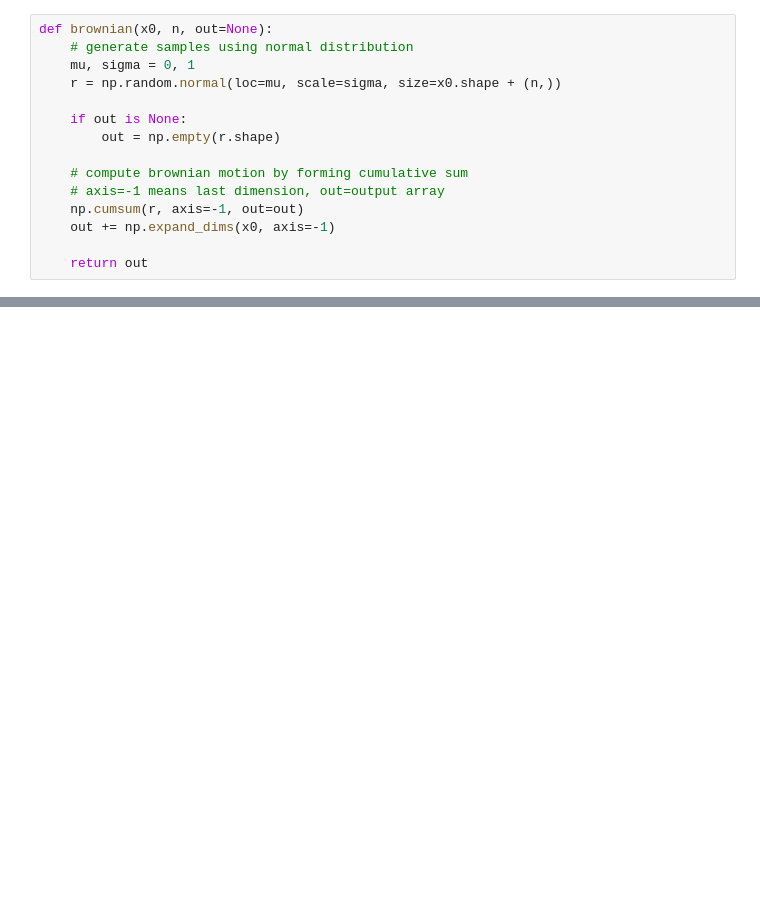
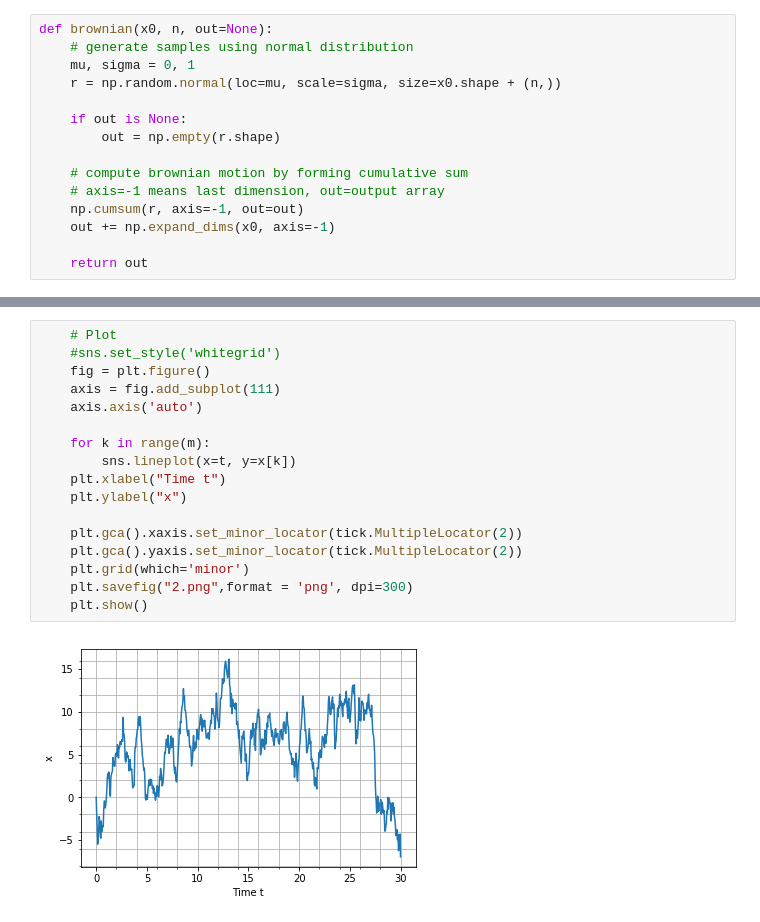
Before and after one commit to baibai25/Lecture, a Jupyter notebook: gtm/brownian.ipynb, the cells around one changed output, grey strips where cells are left out. Cells and saved outputs as stored; diff of their text form; blank space fills up the shorter version.

```diff
--- a/gtm/brownian.ipynb
+++ b/gtm/brownian.ipynb
@@ -48,0 +59,19 @@ if __name__ == "__main__":
+# %%
+    # Plot
+    #sns.set_style('whitegrid')
+    fig = plt.figure()
+    axis = fig.add_subplot(111)
+    axis.axis('auto')
+
+    for k in range(m):
+        sns.lineplot(x=t, y=x[k])
+    plt.xlabel("Time t")
+    plt.ylabel("x")
+
+    plt.gca().xaxis.set_minor_locator(tick.MultipleLocator(2))
+    plt.gca().yaxis.set_minor_locator(tick.MultipleLocator(2))
+    plt.grid(which='minor')
+    plt.savefig("2.png",format = 'png', dpi=300)
+    plt.show()
+# %% [output]
+[figure, added]
```
Also changed, not shown: parts of 3 cells of this notebook.
